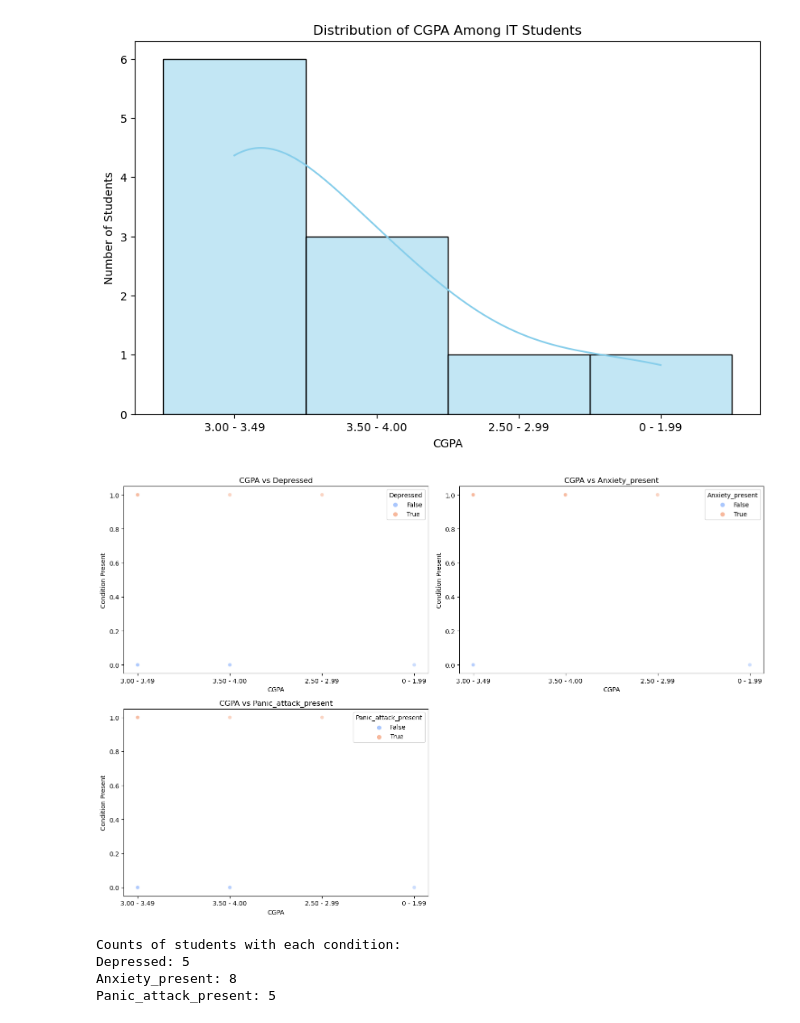
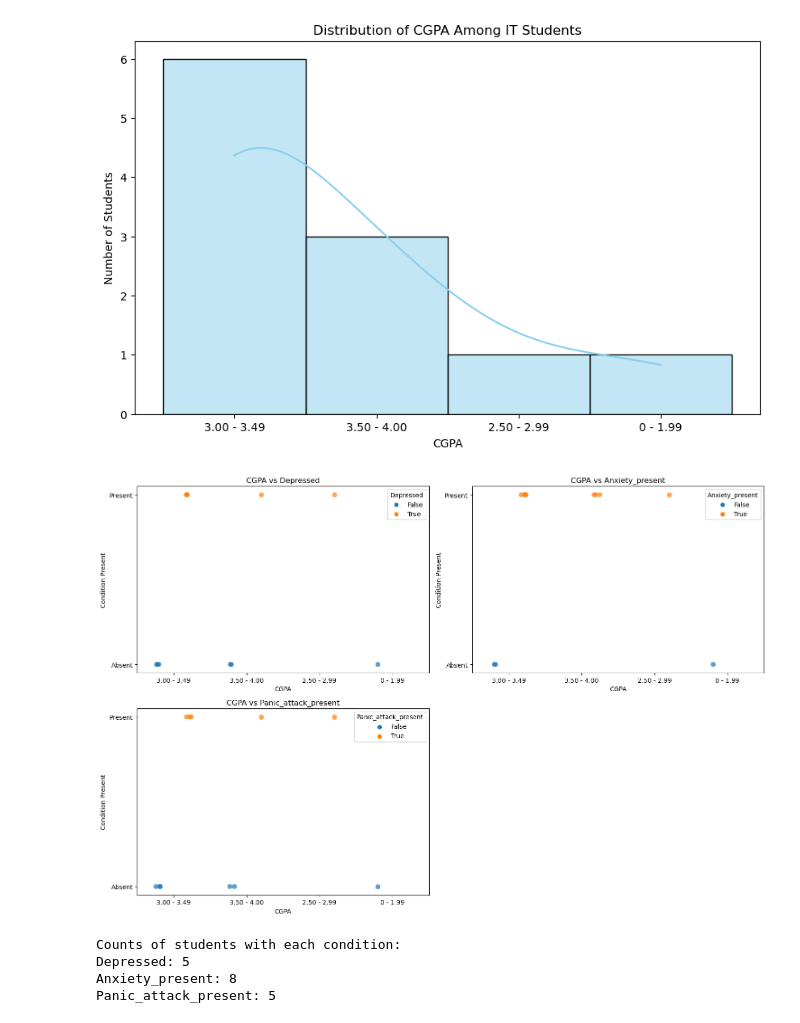
Before and after one commit to GiaSoon2000/Python-Project, a Jupyter notebook: analysis-of-student-mental-health.ipynb, the cells around one changed output. Saved outputs shown, nothing was run; the diff lists cells and outputs as text; code cells hidden in the pictures.

```diff
--- a/analysis-of-student-mental-health.ipynb
+++ b/analysis-of-student-mental-health.ipynb
@@ -29,5 +29,8 @@ import warnings
 warnings.filterwarnings("ignore")
 # %% [markdown]
 **Loading of the Dataset**
-# %%
-data = pd.read_csv('Student Mental health.csv')
+# %%
+# Import the modules
+from data_loader import load_data
+
+data = load_data(data)
@@ -460,22 +465,23 @@ plt.show()
 # %% [output]
 [figure]
 # %%
-# Plotting scatter plots for each condition vs. CGPA
+# Create a Dot Plot
 conditions = ['Depressed', 'Anxiety_present', 'Panic_attack_present']
 
 plt.figure(figsize=(15, 10))
 
 for i, condition in enumerate(conditions, 1):
     plt.subplot(2, 2, i)
-    sns.scatterplot(data=it_data, x='CGPA', y=condition, hue=condition, palette='coolwarm', alpha=0.6)
+    sns.stripplot(data=it_data, x='CGPA', y=condition, hue=condition, jitter=True, dodge=True, alpha=0.7, size=8)
     plt.title(f'CGPA vs {condition}')
     plt.xlabel('CGPA')
     plt.ylabel('Condition Present')
+    plt.yticks([0, 1], ['Absent', 'Present'])  # Improve readability
 
 plt.tight_layout()
 plt.show()
 # %% [output]
-[figure, old version]
+[figure, new version]
 # %%
 # Print counts of students with each condition
 print("Counts of students with each condition:")
```
Also changed, not shown: parts of 12 cells of this notebook, 3 other files.
